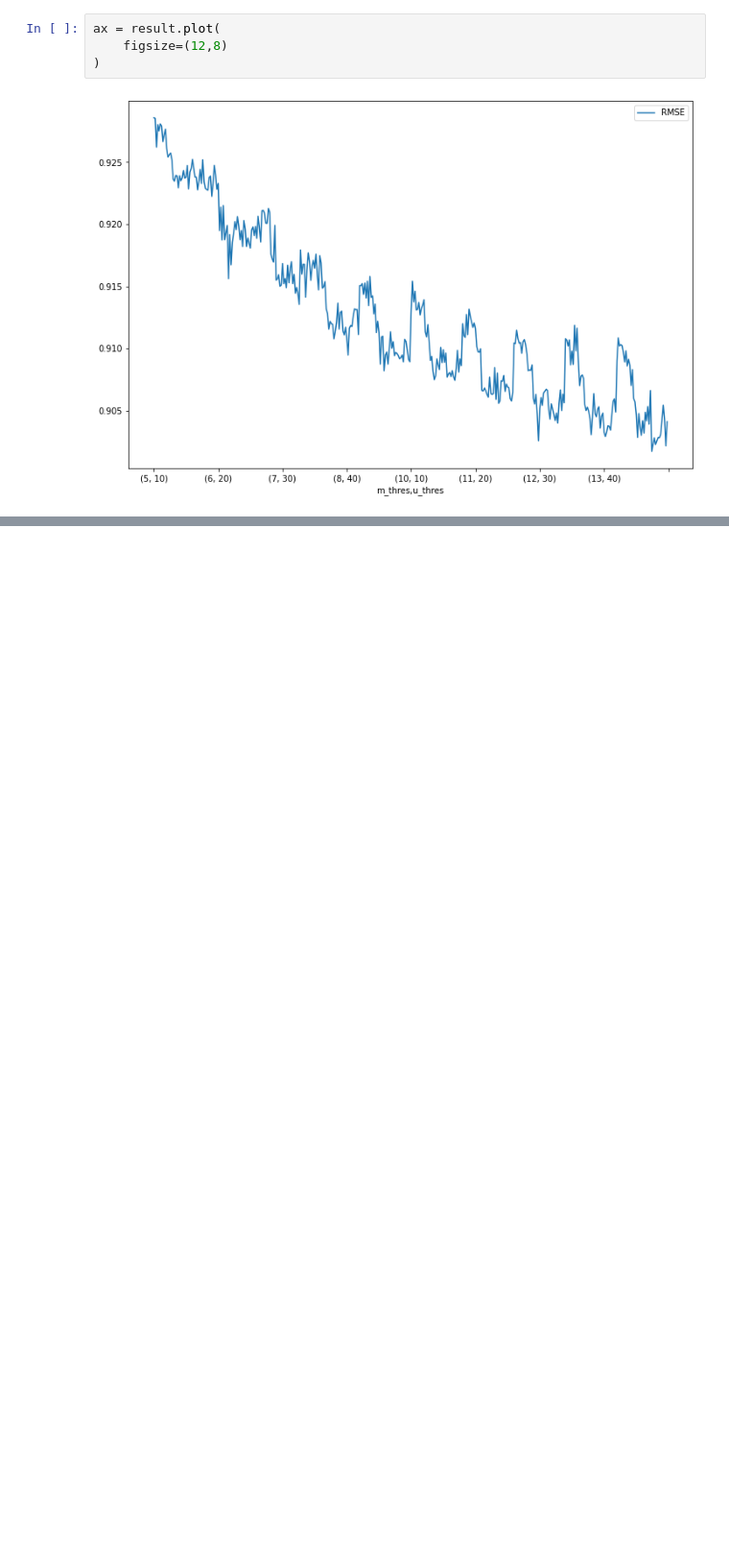
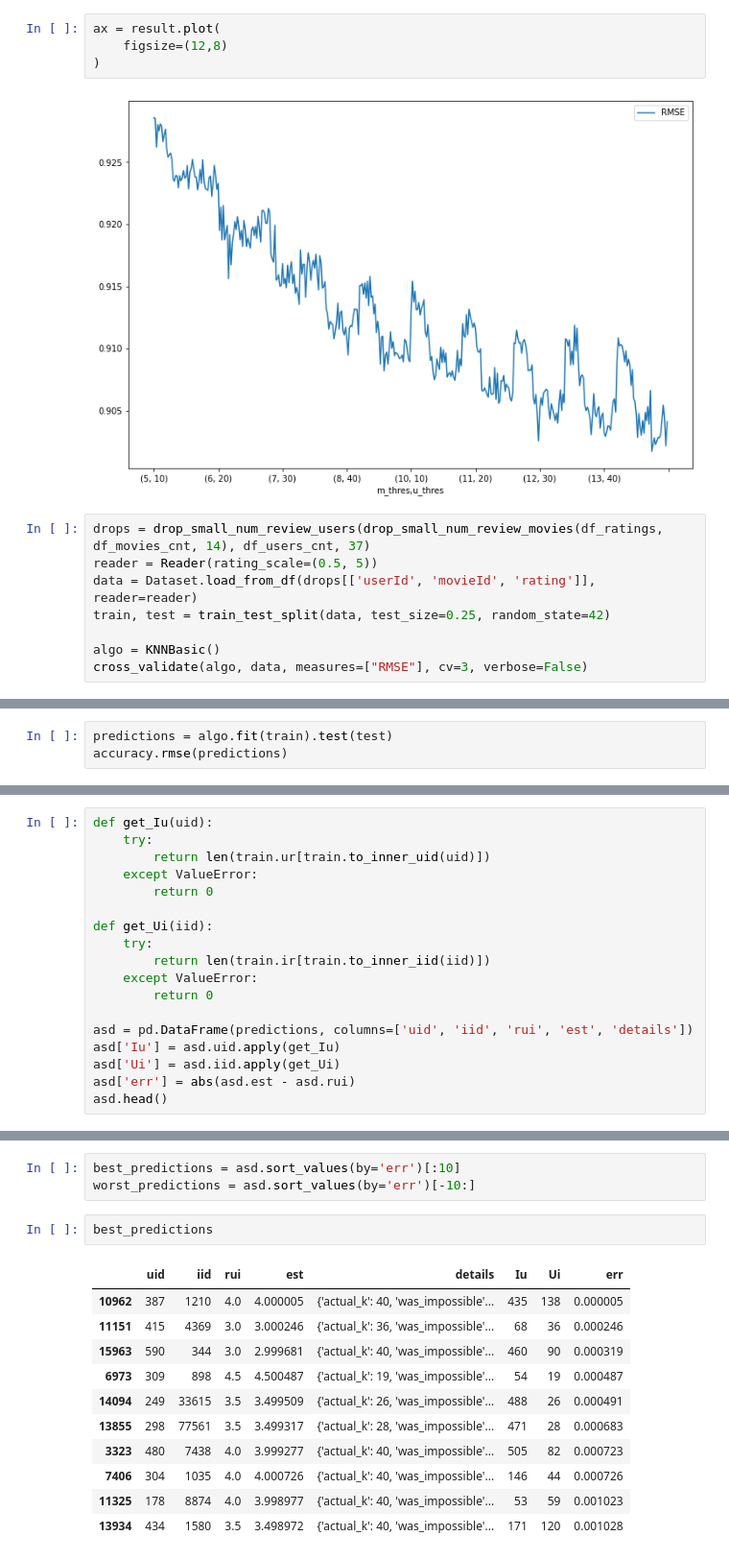
Before and after one commit to donghae0414/BigData_2020-2-, a Jupyter notebook: 20141095_files/20141095_knn_rmse.ipynb, the cells around one changed output, grey strips where cells are left out. Shown at 96% size. Drawn from its saved outputs; the diff is of its cells as text; blank space fills up the shorter version.

Commit message:
compare best rmse & worst rmse

```diff
--- a/20141095_files/20141095_knn_rmse.ipynb
+++ b/20141095_files/20141095_knn_rmse.ipynb
@@ -285,3 +303,11 @@ ax = result.plot(
 )
 # %% [output]
 [figure]
+# %%
+drops = drop_small_num_review_users(drop_small_num_review_movies(df_ratings, df_movies_cnt, 14), df_users_cnt, 37)
+reader = Reader(rating_scale=(0.5, 5))
+data = Dataset.load_from_df(drops[['userId', 'movieId', 'rating']], reader=reader)
+train, test = train_test_split(data, test_size=0.25, random_state=42)
+
+algo = KNNBasic()
+cross_validate(algo, data, measures=["RMSE"], cv=3, verbose=False)
@@ -287,0 +324,3 @@ ax = result.plot(
+# %%
+predictions = algo.fit(train).test(test)
+accuracy.rmse(predictions)
@@ -287,0 +332,18 @@ ax = result.plot(
+# %%
+def get_Iu(uid):
+    try:
+        return len(train.ur[train.to_inner_uid(uid)])
+    except ValueError:
+        return 0
+
+def get_Ui(iid):
+    try:
+        return len(train.ir[train.to_inner_iid(iid)])
+    except ValueError:
+        return 0
+
+asd = pd.DataFrame(predictions, columns=['uid', 'iid', 'rui', 'est', 'details'])
+asd['Iu'] = asd.uid.apply(get_Iu)
+asd['Ui'] = asd.iid.apply(get_Ui)
+asd['err'] = abs(asd.est - asd.rui)
+asd.head()
@@ -287,0 +357,17 @@ ax = result.plot(
+# %%
+best_predictions = asd.sort_values(by='err')[:10]
+worst_predictions = asd.sort_values(by='err')[-10:]
+# %%
+best_predictions
+# %% [output]
+|  | uid | iid | rui | est | details | Iu | Ui | err |
+| 10962 | 387 | 1210 | 4.0 | 4.000005 | {'actual_k': 40, 'was_impossible'... | 435 | 138 | 0.000005 |
+| 11151 | 415 | 4369 | 3.0 | 3.000246 | {'actual_k': 36, 'was_impossible'... | 68 | 36 | 0.000246 |
+| 15963 | 590 | 344 | 3.0 | 2.999681 | {'actual_k': 40, 'was_impossible'... | 460 | 90 | 0.000319 |
+| 6973 | 309 | 898 | 4.5 | 4.500487 | {'actual_k': 19, 'was_impossible'... | 54 | 19 | 0.000487 |
+| 14094 | 249 | 33615 | 3.5 | 3.499509 | {'actual_k': 26, 'was_impossible'... | 488 | 26 | 0.000491 |
+| 13855 | 298 | 77561 | 3.5 | 3.499317 | {'actual_k': 28, 'was_impossible'... | 471 | 28 | 0.000683 |
+| 3323 | 480 | 7438 | 4.0 | 3.999277 | {'actual_k': 40, 'was_impossible'... | 505 | 82 | 0.000723 |
+| 7406 | 304 | 1035 | 4.0 | 4.000726 | {'actual_k': 40, 'was_impossible'... | 146 | 44 | 0.000726 |
+| 11325 | 178 | 8874 | 4.0 | 3.998977 | {'actual_k': 40, 'was_impossible'... | 53 | 59 | 0.001023 |
+| 13934 | 434 | 1580 | 3.5 | 3.498972 | {'actual_k': 40, 'was_impossible'... | 171 | 120 | 0.001028 |
```
Also changed, not shown: parts of 25 cells of this notebook.
